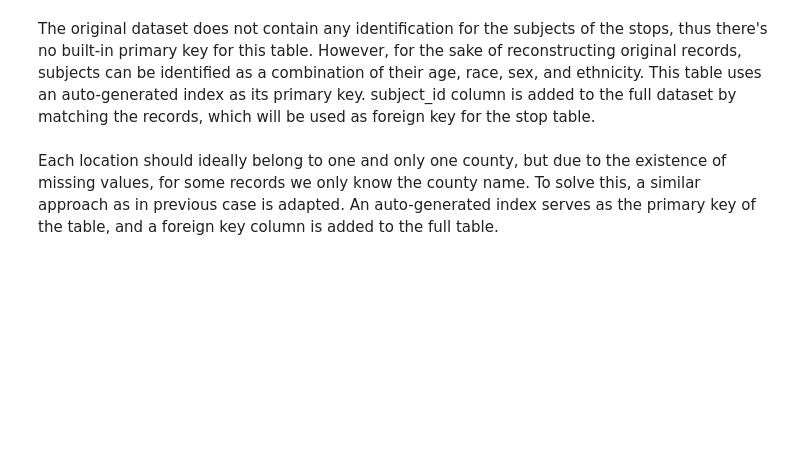
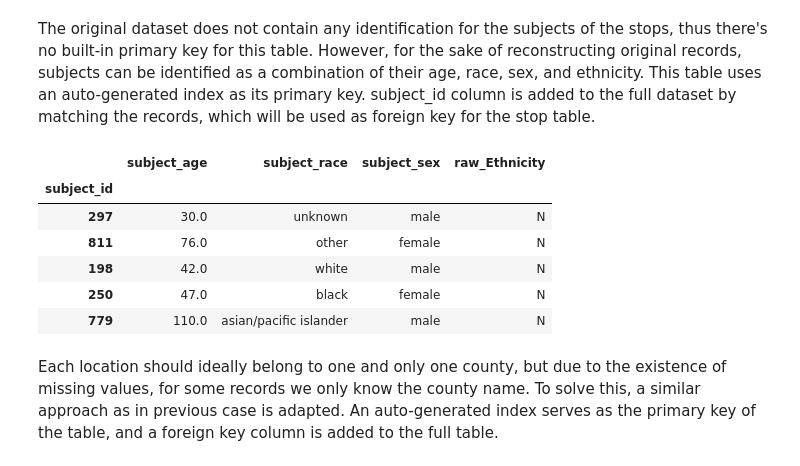
Before and after one commit to zhengxiaoyan321/314_project, a Jupyter notebook: database.ipynb, the cells around one changed output. Cells and saved outputs as stored; diff of their text form; code cells hidden in the pictures; blank space fills up the shorter version.

```diff
--- a/database.ipynb
+++ b/database.ipynb
@@ -17,12 +25,21 @@ The original dataset does not contain any identification for the subjects of the
 # %%
 subject=combined[["subject_age","subject_race","subject_sex","raw_Ethnicity"]].drop_duplicates()
 subject.reset_index(inplace=True,drop=True)
 subject.index=subject.index.rename("subject_id")
 subject_id=combined.subject_age.astype('string')+combined["subject_race"]+combined["subject_sex"]+combined["raw_Ethnicity"]
 strs=subject.subject_age.astype('string')+subject["subject_race"]+subject["subject_sex"]+subject["raw_Ethnicity"]
 map = dict(zip(strs, subject.index.values))
 id=[map[s] for s in subject_id]
 combined["subject_id"]=id
+subject.sample(5)
+# %% [output]
+|  | subject_age | subject_race | subject_sex | raw_Ethnicity |
+| subject_id |  |  |  |  |
+| 297 | 30.0 | unknown | male | N |
+| 811 | 76.0 | other | female | N |
+| 198 | 42.0 | white | male | N |
+| 250 | 47.0 | black | female | N |
+| 779 | 110.0 | asian/pacific islander | male | N |
 # %% [markdown]
 Each location should ideally belong to one and only one county, but due to the existence of missing values, for some records we only know the county name. To solve this, a similar approach as in previous case is adapted. An auto-generated index serves as the primary key of the table, and a foreign key column is added to the full table.
 # %%
```
Also changed, not shown: parts of 4 cells of this notebook.
